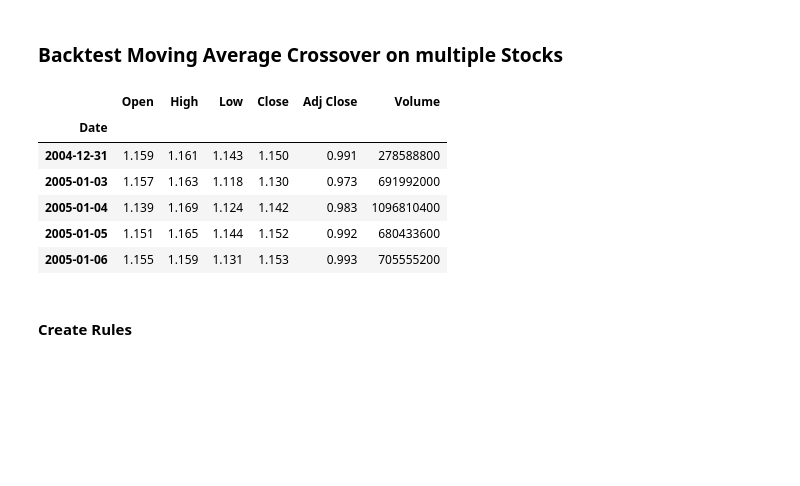
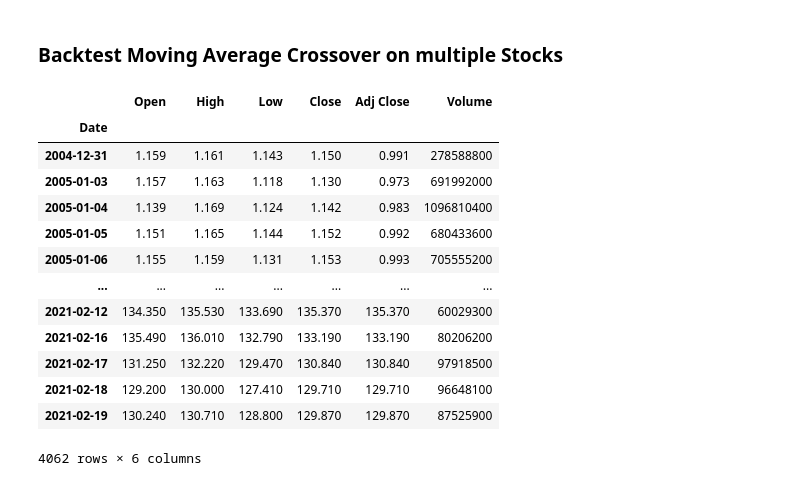
Before and after one commit to ItsShraddhaMishra/Algorithmic-Trading, a Jupyter notebook: 1. Stock Data Analysis.ipynb, the cells around one changed output. Cells and saved outputs as stored; diff of their text form; code cells hidden in the pictures; blank space fills up the shorter version.

```diff
--- a/1. Stock Data Analysis.ipynb
+++ b/1. Stock Data Analysis.ipynb
@@ -18,18 +18,22 @@ import numpy as np
 import matplotlib.pyplot as plt
 %matplotlib inline
 # %%
-#Fetch stock data
+# 1. Fetch the stock data
 data = pd.read_csv('/home/rvl224/Downloads/aapl_daily_data.csv', index_col = 0, parse_dates = True)
+df = pd.DataFrame(data)
+df
+# %% [output]
+|  | Open | High | Low | Close | Adj Close | Volume |
+| Date |  |  |  |  |  |  |
+| 2004-12-31 | 1.159 | 1.161 | 1.143 | 1.150 | 0.991 | 278588800 |
+| 2005-01-03 | 1.157 | 1.163 | 1.118 | 1.130 | 0.973 | 691992000 |
+| 2005-01-04 | 1.139 | 1.169 | 1.124 | 1.142 | 0.983 | 1096810400 |
+| 2005-01-05 | 1.151 | 1.165 | 1.144 | 1.152 | 0.992 | 680433600 |
+| 2005-01-06 | 1.155 | 1.159 | 1.131 | 1.153 | 0.993 | 705555200 |
+| ... | ... | ... | ... | ... | ... | ... |
+| 2021-02-12 | 134.350 | 135.530 | 133.690 | 135.370 | 135.370 | 60029300 |
+| 2021-02-16 | 135.490 | 136.010 | 132.790 | 133.190 | 133.190 | 80206200 |
+| 2021-02-17 | 131.250 | 132.220 | 129.470 | 130.840 | 130.840 | 97918500 |
+| 2021-02-18 | 129.200 | 130.000 | 127.410 | 129.710 | 129.710 | 96648100 |
+| 2021-02-19 | 130.240 | 130.710 | 128.800 | 129.870 | 129.870 | 87525900 |
+4062 rows × 6 columns
-# %%
-#Spread it
-data.head()
-# %% [output]
-|  | Open | High | Low | Close | Adj Close | Volume |
-| Date |  |  |  |  |  |  |
-| 2004-12-31 | 1.159 | 1.161 | 1.143 | 1.150 | 0.991 | 278588800 |
-| 2005-01-03 | 1.157 | 1.163 | 1.118 | 1.130 | 0.973 | 691992000 |
-| 2005-01-04 | 1.139 | 1.169 | 1.124 | 1.142 | 0.983 | 1096810400 |
-| 2005-01-05 | 1.151 | 1.165 | 1.144 | 1.152 | 0.992 | 680433600 |
-| 2005-01-06 | 1.155 | 1.159 | 1.131 | 1.153 | 0.993 | 705555200 |
-# %% [markdown]
-####  Create Rules
```
Also changed, not shown: parts of 14 cells of this notebook.
